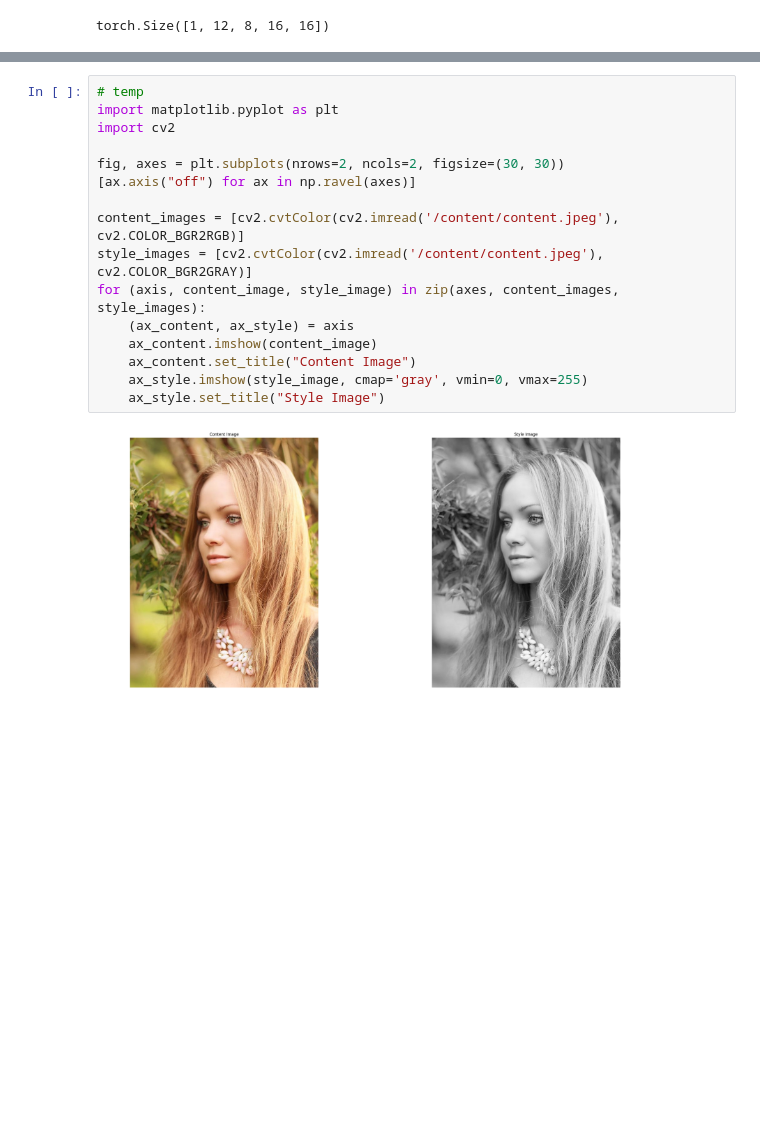
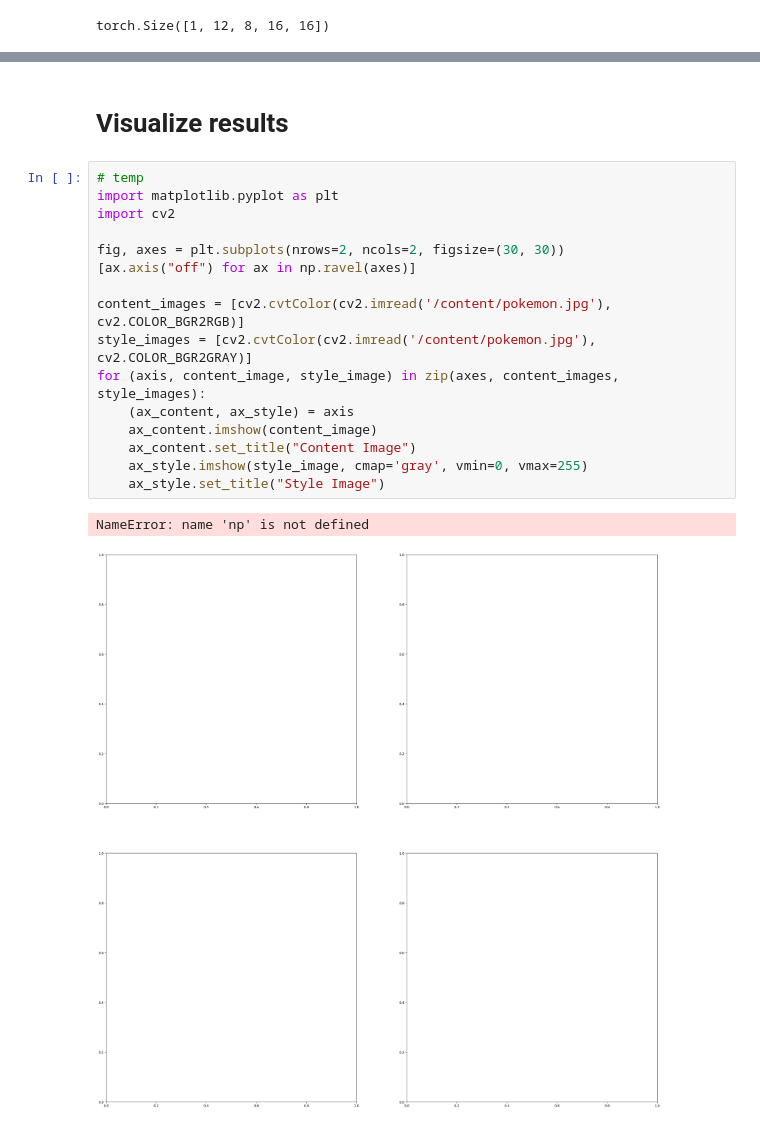
Before and after one commit to himanshu1196/game-ai-style-transfer, a Jupyter notebook: neural_style_transfer_torch.ipynb, the cells around one changed output, grey strips where cells are left out. Drawn from its saved outputs; the diff is of its cells as text; blank space fills up the shorter version.

```diff
--- a/neural_style_transfer_torch.ipynb
+++ b/neural_style_transfer_torch.ipynb
@@ -652,18 +923,21 @@ train(args)
+# %% [markdown]
+# Visualize results
 # %%
 # temp
 import matplotlib.pyplot as plt
 import cv2
 
 fig, axes = plt.subplots(nrows=2, ncols=2, figsize=(30, 30))
 [ax.axis("off") for ax in np.ravel(axes)]
 
-content_images = [cv2.cvtColor(cv2.imread('/content/content.jpeg'), cv2.COLOR_BGR2RGB)]
-style_images = [cv2.cvtColor(cv2.imread('/content/content.jpeg'), cv2.COLOR_BGR2GRAY)]
+content_images = [cv2.cvtColor(cv2.imread('/content/pokemon.jpg'), cv2.COLOR_BGR2RGB)]
+style_images = [cv2.cvtColor(cv2.imread('/content/pokemon.jpg'), cv2.COLOR_BGR2GRAY)]
 for (axis, content_image, style_image) in zip(axes, content_images, style_images):
     (ax_content, ax_style) = axis
     ax_content.imshow(content_image)
     ax_content.set_title("Content Image")
     ax_style.imshow(style_image, cmap='gray', vmin=0, vmax=255)
     ax_style.set_title("Style Image")
 # %% [output]
+NameError: name 'np' is not defined
-[figure, old version]
+[figure, new version]
```
Also changed, not shown: parts of 23 cells of this notebook, 23 other files.
